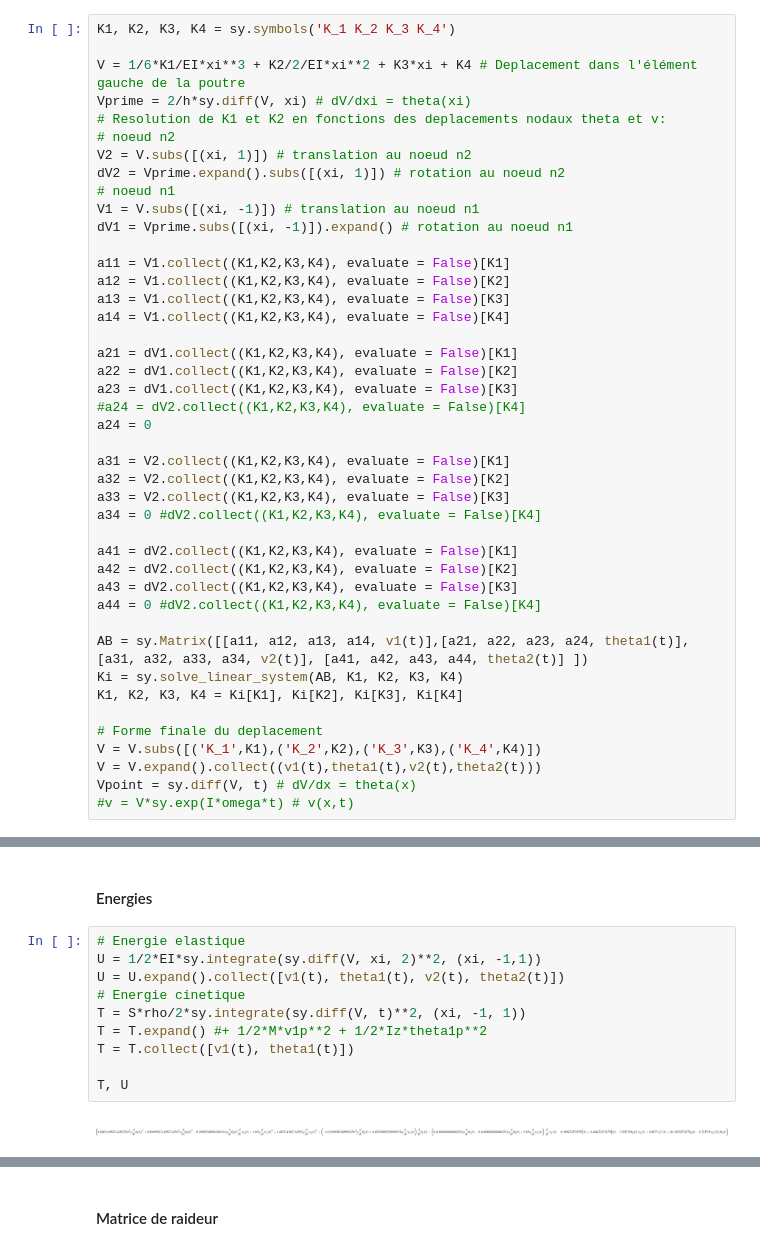
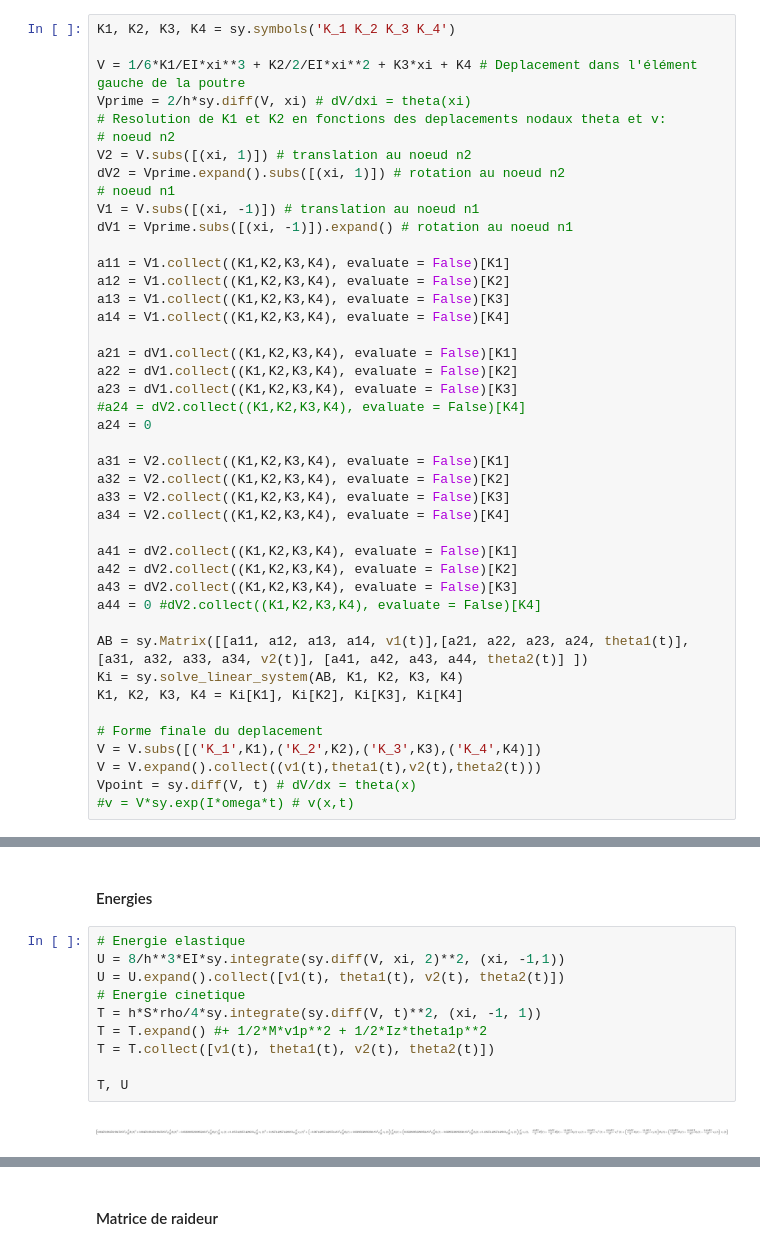
Before and after one commit to JohnMada/dm2vibration, a Jupyter notebook: codes/dm2_nddl_symb.ipynb, the cells around one changed output, grey strips where cells are left out. Saved outputs shown, nothing was run; the diff lists cells and outputs as text.

```diff
--- a/codes/dm2_nddl_symb.ipynb
+++ b/codes/dm2_nddl_symb.ipynb
@@ -75,7 +75,7 @@ a24 = 0
 a31 = V2.collect((K1,K2,K3,K4), evaluate = False)[K1]
 a32 = V2.collect((K1,K2,K3,K4), evaluate = False)[K2]
 a33 = V2.collect((K1,K2,K3,K4), evaluate = False)[K3]
-a34 = 0 #dV2.collect((K1,K2,K3,K4), evaluate = False)[K4]
+a34 = V2.collect((K1,K2,K3,K4), evaluate = False)[K4]
 
 a41 = dV2.collect((K1,K2,K3,K4), evaluate = False)[K1]
 a42 = dV2.collect((K1,K2,K3,K4), evaluate = False)[K2]
@@ -110,16 +110,16 @@ Mtot.expand().collect((v1(t),theta1(t))), K1.expand()+C1.expand()
 #### Energies
 # %%
 # Energie elastique
-U = 1/2*EI*sy.integrate(sy.diff(V, xi, 2)**2, (xi, -1,1))
+U = 8/h**3*EI*sy.integrate(sy.diff(V, xi, 2)**2, (xi, -1,1))
 U = U.expand().collect([v1(t), theta1(t), v2(t), theta2(t)])
 # Energie cinetique
-T = S*rho/2*sy.integrate(sy.diff(V, t)**2, (xi, -1, 1))
+T = h*S*rho/4*sy.integrate(sy.diff(V, t)**2, (xi, -1, 1))
 T = T.expand() #+ 1/2*M*v1p**2 + 1/2*Iz*theta1p**2
-T = T.collect([v1(t), theta1(t)])
+T = T.collect([v1(t), theta1(t), v2(t), theta2(t)])
 
 T, U
 # %% [output]
-[figure, old version]
+[figure, new version]
 # %%
 # Lagrangien
 L = T-U
```
Also changed, not shown: parts of 11 cells of this notebook.
